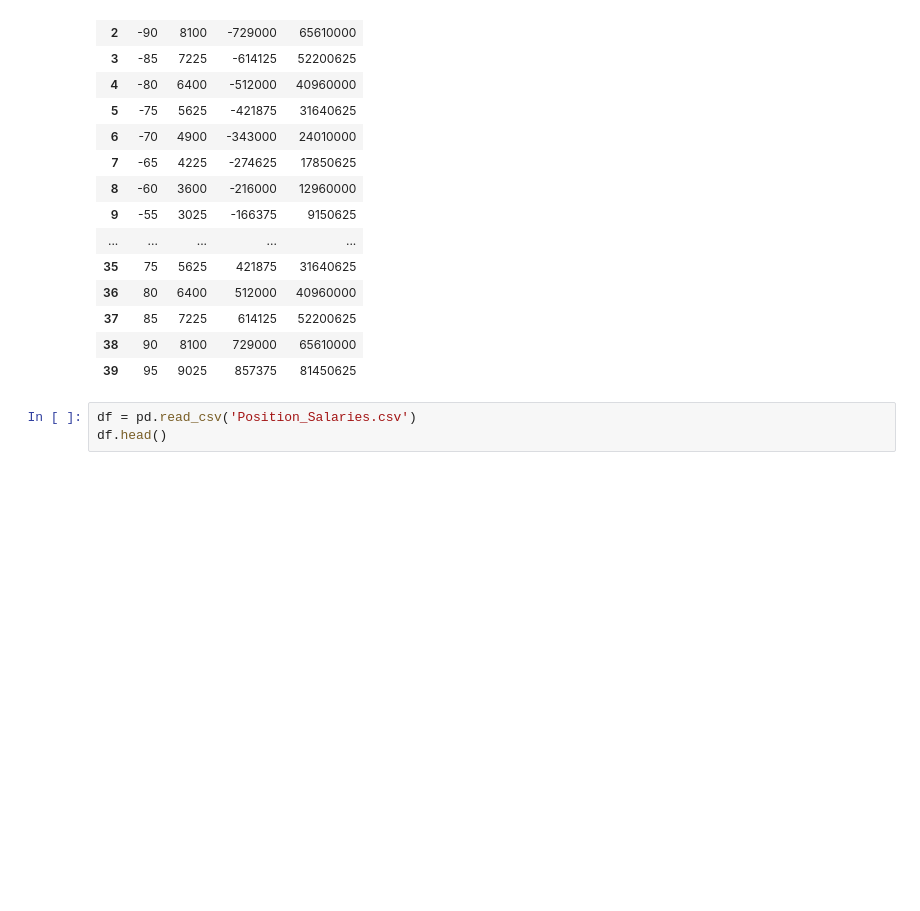
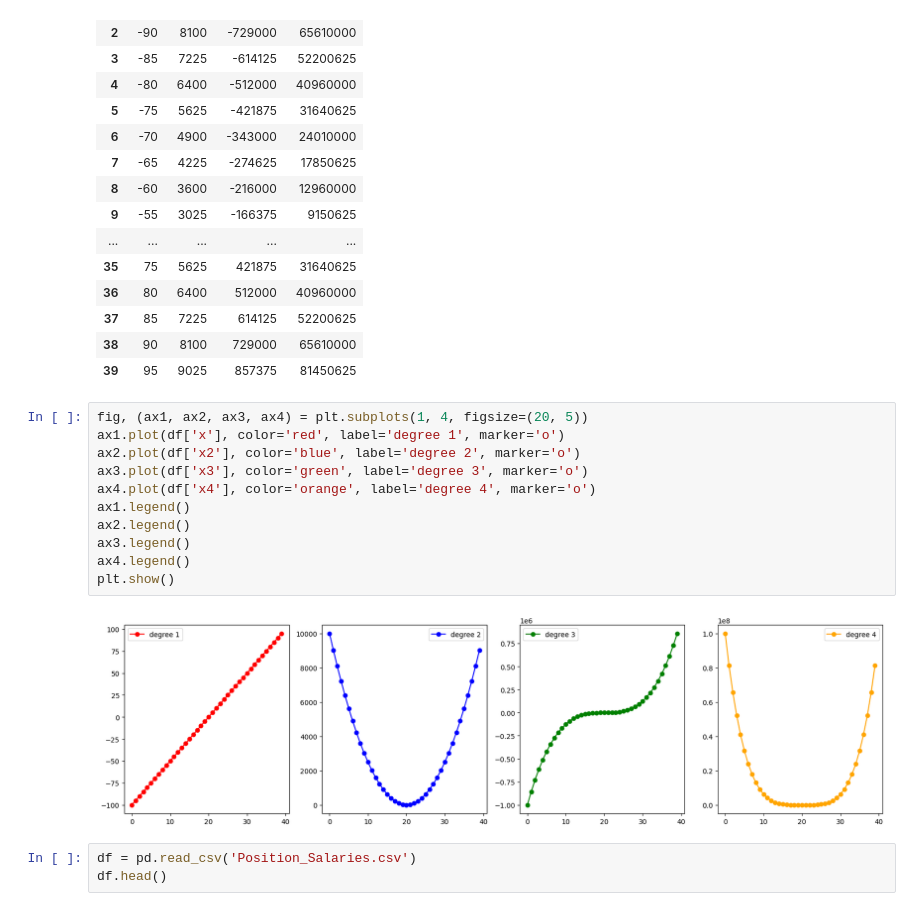
Before and after one commit to Sameerverma32/ML-12pm, a Jupyter notebook: Regression/polynomiallenearreg.ipynb, the cells around one changed output. Cells and saved outputs as stored; diff of their text form; blank space fills up the shorter version.

```diff
--- a/Regression/polynomiallenearreg.ipynb
+++ b/Regression/polynomiallenearreg.ipynb
@@ -49,6 +49,19 @@ df
 | 37 | 85 | 7225 | 614125 | 52200625 |
 | 38 | 90 | 8100 | 729000 | 65610000 |
 | 39 | 95 | 9025 | 857375 | 81450625 |
+# %%
+fig, (ax1, ax2, ax3, ax4) = plt.subplots(1, 4, figsize=(20, 5))
+ax1.plot(df['x'], color='red', label='degree 1', marker='o')
+ax2.plot(df['x2'], color='blue', label='degree 2', marker='o')
+ax3.plot(df['x3'], color='green', label='degree 3', marker='o')
+ax4.plot(df['x4'], color='orange', label='degree 4', marker='o')
+ax1.legend()
+ax2.legend()
+ax3.legend()
+ax4.legend()
+plt.show()
+# %% [output]
+[figure, added]
 # %%
 df = pd.read_csv('Position_Salaries.csv')
 df.head()
```
